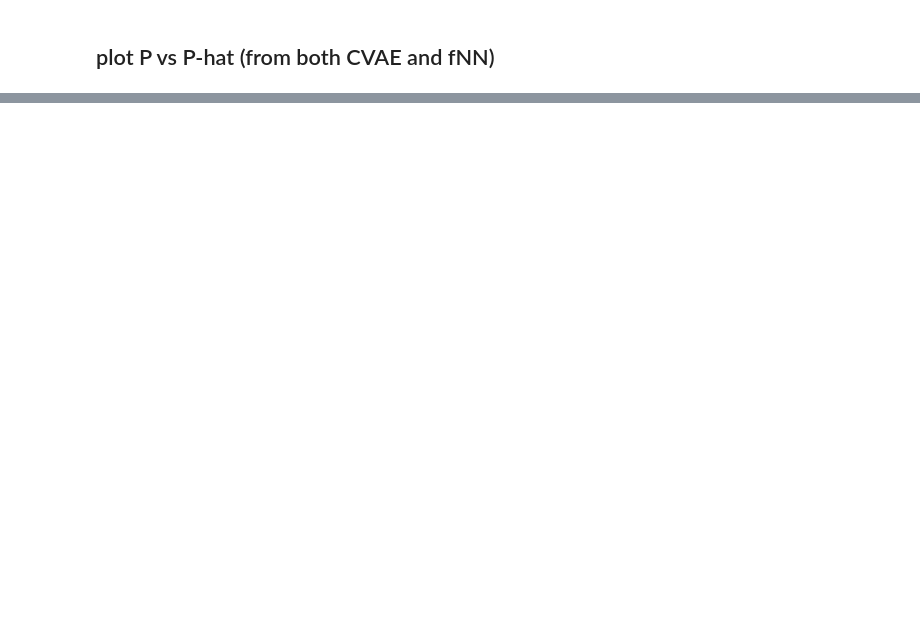
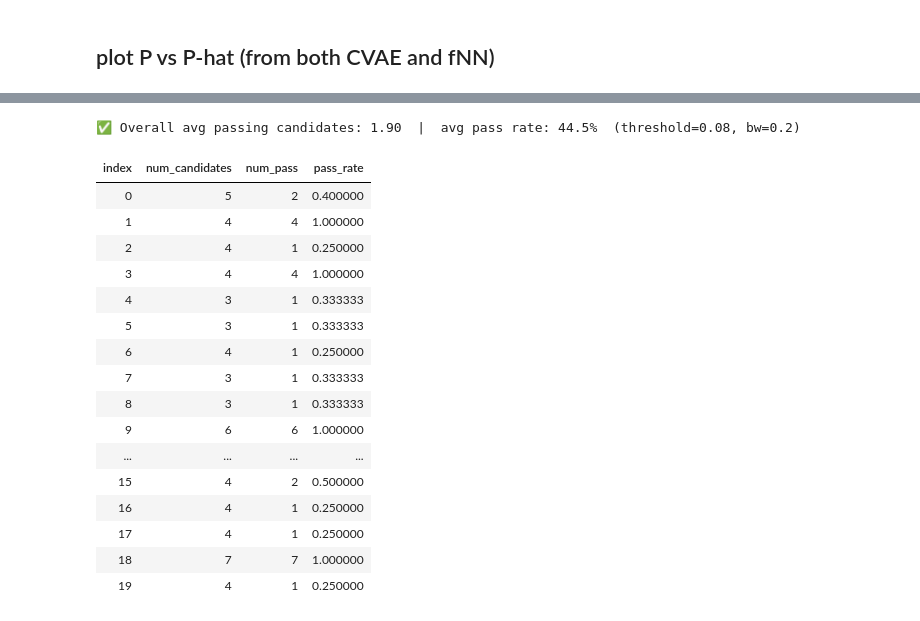
Before and after one commit to ellielin23/inverse_design_spinodoids, a Jupyter notebook: spinodoid_cvae/evaluate.ipynb, the cells around one changed output, grey strips where cells are left out. Saved outputs shown, nothing was run; the diff lists cells and outputs as text; code cells hidden in the pictures; blank space fills up the shorter version.

```diff
--- a/spinodoid_cvae/evaluate.ipynb
+++ b/spinodoid_cvae/evaluate.ipynb
@@ -320,3 +325,40 @@ df_mse = output.evaluate_avg_mse_per_target_pair(
+# %%
+df_pass, avg_pass, avg_rate = output.evaluate_avg_pass_count_per_target_pair(
+    decoder=decoder,
+    P_all=P_all,
+    S_all=S_all,
+    C_all=C_all,
+    latent_dim=LATENT_DIM,
+    fNN=fNN,
+    P_mean_path=P_mean_path,
+    P_std_path=P_std_path,
+    S_mean_path=S_mean_path,
+    S_std_path=S_std_path,
+    bw=bw_used,
+    N=20,
+    threshold=0.08,
+    seed=SEED,
+    device=device
+)
+# %% [output]
+✅ Overall avg passing candidates: 1.90  |  avg pass rate: 44.5%  (threshold=0.08, bw=0.2)
+| index | num_candidates | num_pass | pass_rate |
+| 0 | 5 | 2 | 0.400000 |
+| 1 | 4 | 4 | 1.000000 |
+| 2 | 4 | 1 | 0.250000 |
+| 3 | 4 | 4 | 1.000000 |
+| 4 | 3 | 1 | 0.333333 |
+| 5 | 3 | 1 | 0.333333 |
+| 6 | 4 | 1 | 0.250000 |
+| 7 | 3 | 1 | 0.333333 |
+| 8 | 3 | 1 | 0.333333 |
+| 9 | 6 | 6 | 1.000000 |
+| ... | ... | ... | ... |
+| 15 | 4 | 2 | 0.500000 |
+| 16 | 4 | 1 | 0.250000 |
+| 17 | 4 | 1 | 0.250000 |
+| 18 | 7 | 7 | 1.000000 |
+| 19 | 4 | 1 | 0.250000 |
 # %%
 # import matplotlib.pyplot as plt
 # import numpy as np
```
Also changed, not shown: parts of 11 cells of this notebook, 19 other files.
